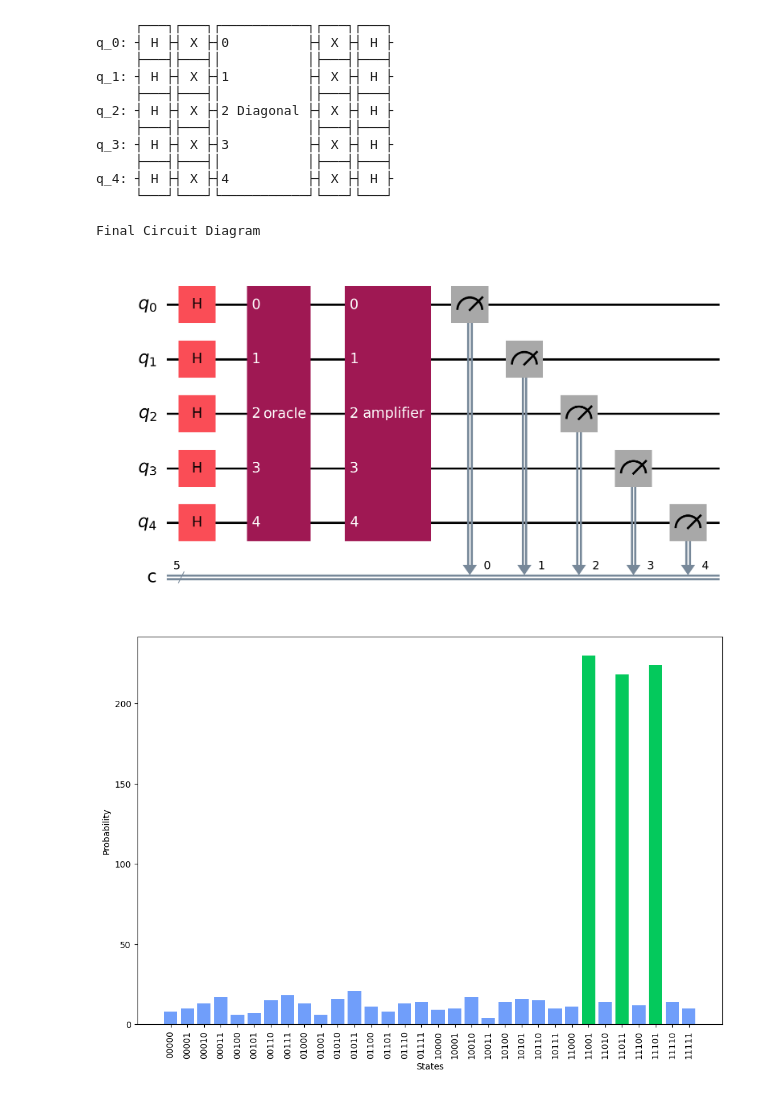
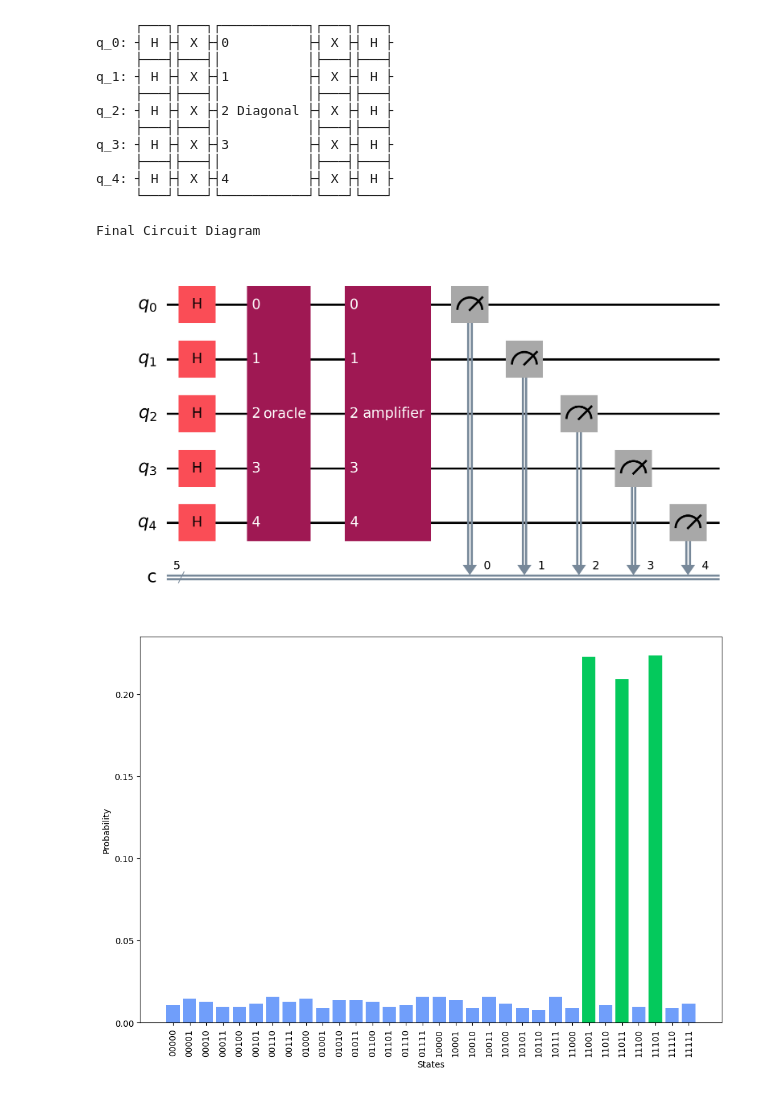
Before and after one commit to darkn3to/dinner-problem, a Jupyter notebook: imp.ipynb, the cells around one changed output. Saved outputs shown, nothing was run; the diff lists cells and outputs as text; code cells hidden in the pictures.

```diff
--- a/imp.ipynb
+++ b/imp.ipynb
@@ -76,28 +78,31 @@ q_4: ┤ H ├┤ X ├┤4          ├┤ X ├┤ H ├
 # %%
 gc = QuantumCircuit(5, 5)
 gc = init(gc, qubits)
 gc.append(oracle, qubits)
 gc.append(amp, qubits)
 
 qasm_sim = Aer.get_backend('qasm_simulator')
 gc.measure(qubits, qubits)
 fig = plt.figure(figsize=(20,15))
 gc.draw(output='mpl', ax=fig.gca())
 print("Final Circuit Diagram")
 
 job_sim = qasm_sim.run(transpile(gc, qasm_sim), shots=1024)
 res = job_sim.result()
 counts = res.get_counts(gc)
 s_counts = dict(sorted(counts.items()))
-colors = ['#04c95c' if state in possible_comb else '#709efa' for state in s_counts.keys()]
+total_shots = sum(s_counts.values())
+
+probabilities = {state: count / total_shots for state, count in s_counts.items()}
+colors = ['#04c95c' if state in possible_comb else '#709efa' for state in probabilities.keys()]
 
 plt.figure(figsize=(12, 8))
 plt.xlabel('States')
 plt.ylabel('Probability')
-plt.bar(range(len(s_counts)), list(s_counts.values()), align='center', color=colors)
-plt.xticks(range(len(s_counts)), list(s_counts.keys()), rotation='vertical')
+plt.bar(range(len(probabilities)), list(probabilities.values()), align='center', color=colors)
+plt.xticks(range(len(probabilities)), list(probabilities.keys()), rotation='vertical')
 plt.show()
 # %% [output]
 Final Circuit Diagram
 [figure]
-[figure, old version]
+[figure, new version]
```
Also changed, not shown: parts of 1 cell of this notebook.
